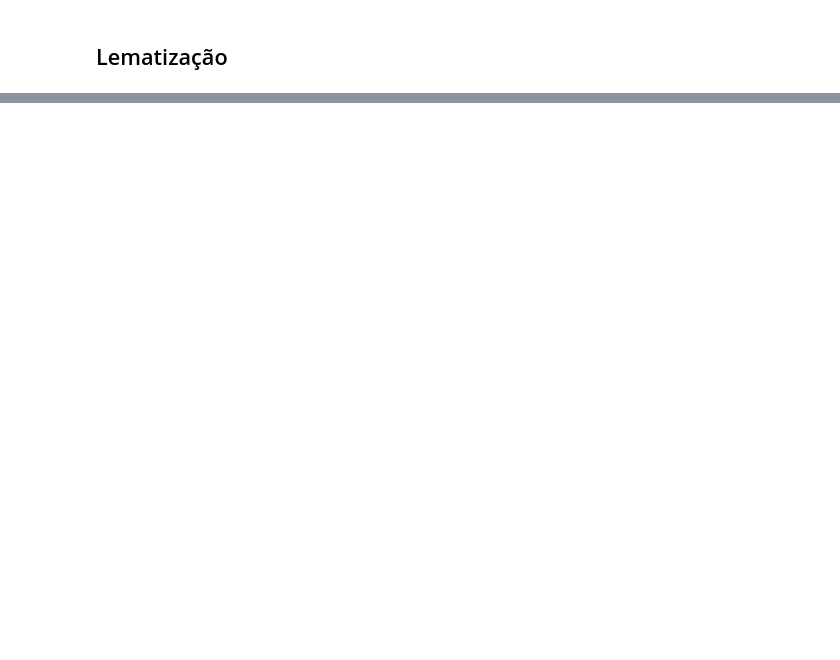
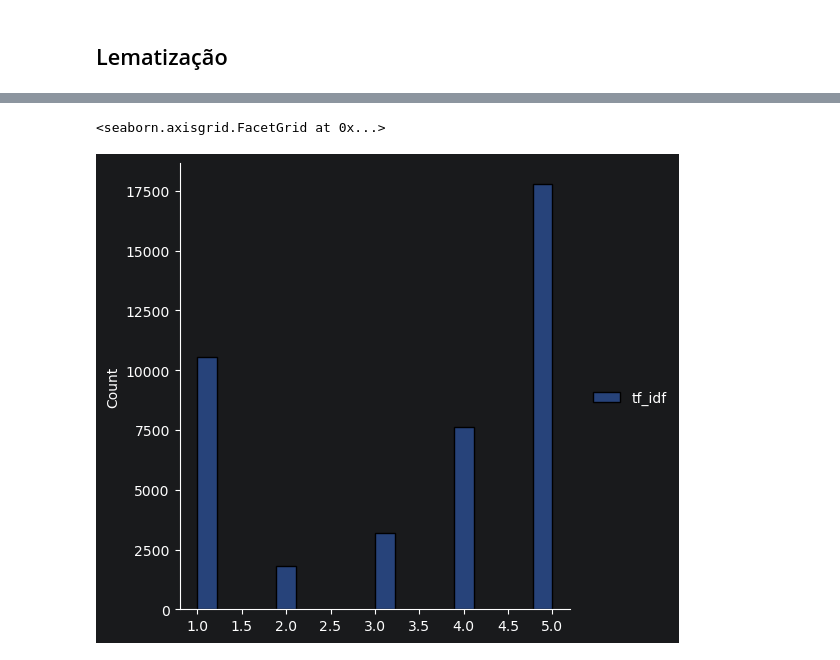
Before and after one commit to rabreu/Infnet-MIT-IA-PLN-PD_26E2_, a Jupyter notebook: Renata_Braga_de_Abreu_sistemas-cognitivos-linguagem-natural_pln.pdf.ipynb, the cells around one changed output, grey strips where cells are left out. Drawn from its saved outputs; the diff is of its cells as text; code cells hidden in the pictures; blank space fills up the shorter version.

```diff
--- a/Renata_Braga_de_Abreu_sistemas-cognitivos-linguagem-natural_pln.pdf.ipynb
+++ b/Renata_Braga_de_Abreu_sistemas-cognitivos-linguagem-natural_pln.pdf.ipynb
@@ -192,0 +266,7 @@ cat = np.array(categories.values())
+# %%
+model = MultinomialNB()
+vectorizer = TfidfVectorizer()
+
+X = vectorizer.fit_transform(categories.values())
+
+model.fit(X, list(categories.keys()))
@@ -192,0 +275,8 @@ cat = np.array(categories.values())
+# %%
+predictions = []
+rates_tf_idf = []
+for review in docs:
+    vec = vectorizer.transform([review])
+    rates_tf_idf.append(model.predict(vec)[0])
+    # rates_tf_idf.append({"tf-idf": model.predict(vec)[0]})
+    predictions.append({"review": review, "nota": model.predict(vec)[0], "categoria": categories.get(model.predict(vec)[0])})
@@ -192,0 +299,11 @@ cat = np.array(categories.values())
+# %%
+predictions = []
+rates_tf_idf = []
+
+for rate in enumerate(categories):
+    for review in reviews.query('review_score = ' + rate.__str__()):
+    # for review in reviews:
+        vec = vectorizer.transform([review.tokens])
+        rates_tf_idf.append(model.predict(vec)[0])
+        # rates_tf_idf.append({"tf-idf": model.predict(vec)[0]})
+        predictions.append({"review": review, "nota": model.predict(vec)[0], "categoria": categories.get(model.predict(vec)[0])})
@@ -192,0 +485,5 @@ cat = np.array(categories.values())
+# %%
+sb.displot(data=pd.DataFrame({'tf_idf': rates_tf_idf}))
+# %% [output]
+<seaborn.axisgrid.FacetGrid at 0x...>
+[figure, added]
```
Also changed, not shown: parts of 32 cells of this notebook.
